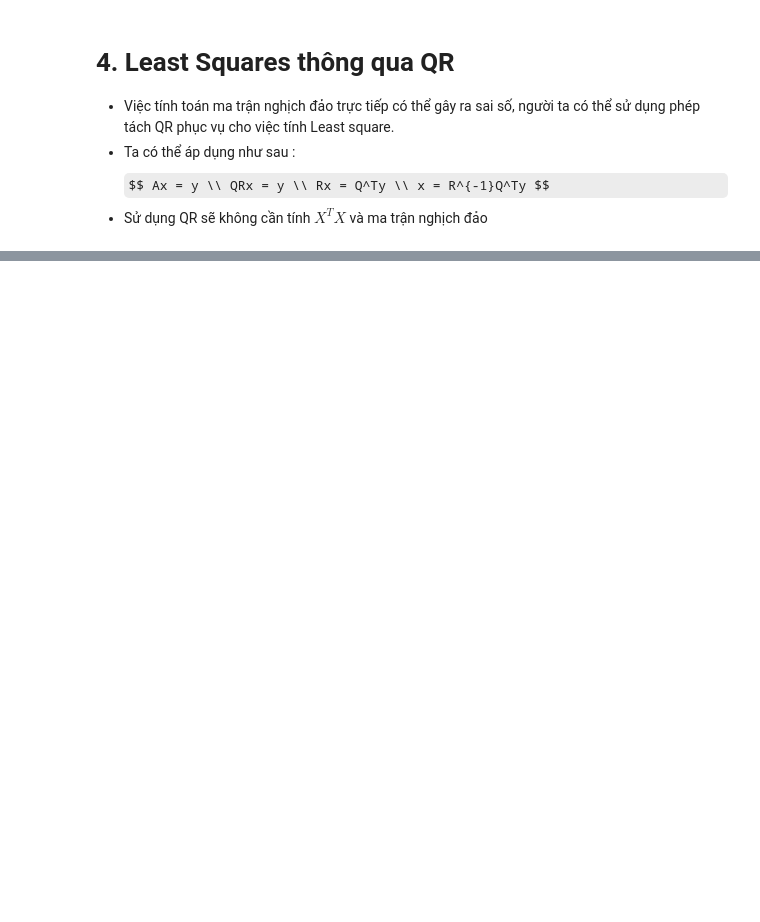
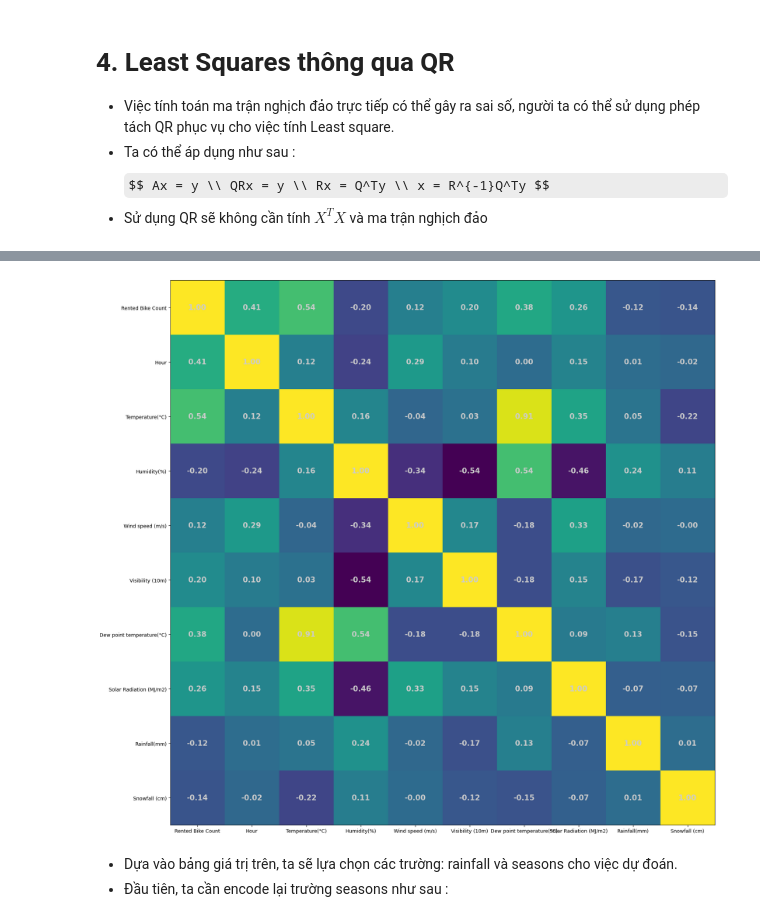
Before and after one commit to trungviet17/Math4AI, a Jupyter notebook: Linear_Algebra/Note/General_Linear_Model_and_Least_Squares.ipynb, the cells around one changed output, grey strips where cells are left out. Cells and saved outputs as stored; diff of their text form; code cells hidden in the pictures; some formulas as TeX source; blank space fills up the shorter version.

```diff
--- a/Linear_Algebra/Note/General_Linear_Model_and_Least_Squares.ipynb
+++ b/Linear_Algebra/Note/General_Linear_Model_and_Least_Squares.ipynb
@@ -208,0 +241,4 @@ MSE: [91222.36115743]
+# %%
+data_corr = data.drop(['Date', 'Seasons',  'Holiday', 'Functioning Day'], axis = 1).corr()
+
+data_corr
@@ -208,0 +257,17 @@ MSE: [91222.36115743]
+# %%
+
+plt.figure(figsize=(20,20))
+plt.imshow(data_corr.values)
+plt.xticks(range(len(data_corr)),labels=data_corr.index)
+plt.yticks(range(len(data_corr)),labels=data_corr.index)
+
+# text labels
+for (j,i),num in np.ndenumerate(data_corr.values):
+  plt.text(i,j,f'{num:.2f}',color=[.8,.8,.8],ha='center',va='center',fontweight='bold',fontsize=15)
+
+plt.show()
+# %% [output]
+[figure, added]
+# %% [markdown]
+- Dựa vào bảng giá trị trên, ta sẽ lựa chọn các trường: rainfall và seasons cho việc dự đoán.
+- Đầu tiên, ta cần encode lại trường seasons như sau :
```
Also changed, not shown: parts of 39 cells of this notebook, 1 other file.
